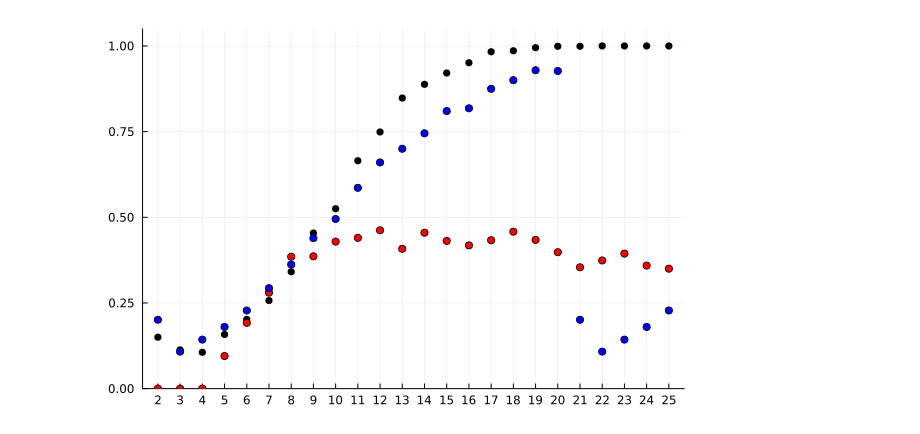
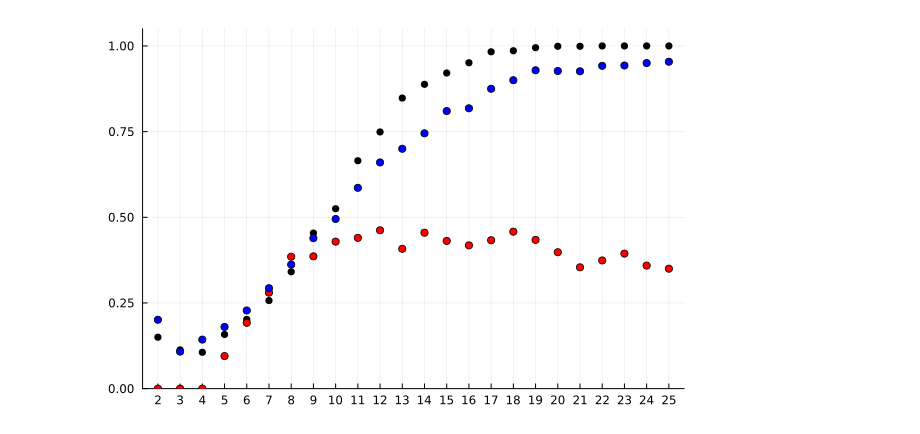
Before and after one commit to taemmrich/Galoisgroups, a Jupyter notebook: Plot_Galois_group.ipynb, the cells around one changed output. Cells and saved outputs as stored; diff of their text form; code cells hidden in the pictures.

```diff
--- a/Plot_Galois_group.ipynb
+++ b/Plot_Galois_group.ipynb
@@ -21,32 +21,32 @@ plot(x,y,
 )
 
 #p=4/n, k=1000
 
 yy=[0,0,0,0.095,0.192,0.28,0.385,0.386,0.429,0.44,0.462,0.408,0.455,0.431,0.418,0.433,0.458,0.434,0.398,0.354,0.374,0.394,0.359,0.35]
 plot!(x,yy,
     seriestype=:scatter;
     xticks=(1:25),
     ylim=(0,1.05),
     titel="probability of random matrices",
     #xlabel="Size of matrix",
     #ylabel="proportion of matrices with full Galois group",
     #label="p=4/n",
     legend=false,
     color=:red
 )
 
-yyy=[0.201,0.108,0.143,0.18,0.228,0.293,0.362,0.439,0.495,0.586,0.66,0.7,0.745,0.81,0.818,0.875,0.9,0.929,0.927,0.926]
+yyy=[0.201,0.108,0.143,0.18,0.228,0.293,0.362,0.439,0.495,0.586,0.66,0.7,0.745,0.81,0.818,0.875,0.9,0.929,0.927,0.926,0.942,0.943,0.95,0.954]
 
 plot!(x,yyy,
 seriestype=:scatter;
 xticks=(1:25),
     ylim=(0,1.05),
     titel="proportion of full Galois group",
     #xlabel="Size of matrix",
     #ylabel="proportion of matrices with full Galois group",
     #label="p=2ln(n)/n",
     legend=false,
     color=:blue
 )
 # %% [output]
-[figure, old version]
+[figure, new version]
```
